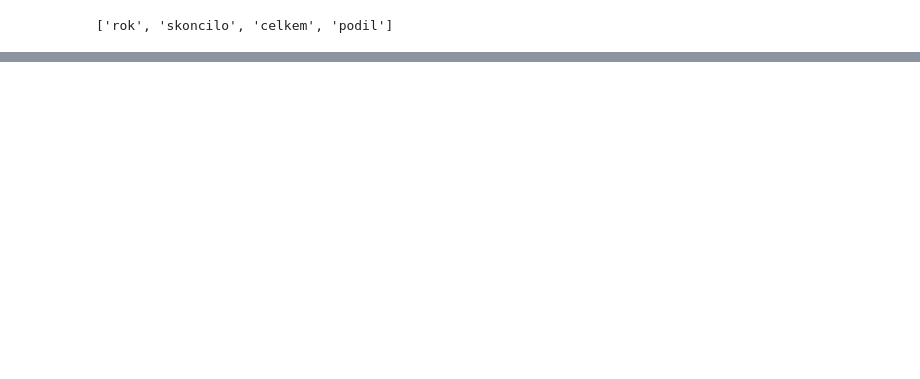
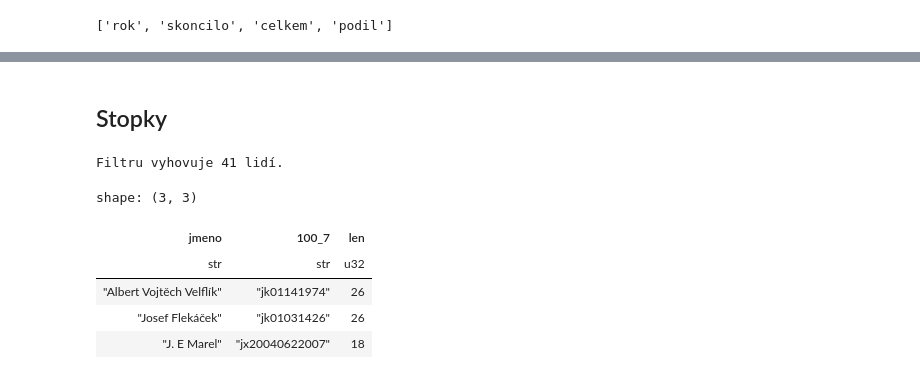
Before and after one commit to DataRozhlas/knizni-peoplemetr, a Jupyter notebook: 905b_odmlky_grafy.ipynb, the cells around one changed output, grey strips where cells are left out. Saved outputs shown, nothing was run; the diff lists cells and outputs as text; code cells hidden in the pictures; blank space fills up the shorter version.

```diff
--- a/905b_odmlky_grafy.ipynb
+++ b/905b_odmlky_grafy.ipynb
@@ -206,2 +174,25 @@ alt.vconcat(norm_dom, norm_zahr).configure_view(stroke='transparent').resolve_sc
 # %% [output]
 [interactive output not drawn]
+# %% [markdown]
+## Stopky
+# %%
+nechceme = ['jn19990210621']
+df = df.filter(~pl.col('100_7').is_in(nechceme))
+# %%
+def nevysli_po(rok, obdobi, nasobek):
+    vysli_pred = df.filter(pl.col("rok").is_between(rok-obdobi,rok)).group_by('100_7').len().filter(pl.col('len') > 3).select(pl.col("100_7")).to_series().to_list()
+    vysli_po = set(df.filter(pl.col("rok") > rok).select(pl.col("100_7")).to_series().to_list())
+    ukonceni = [v for v in vysli_pred if v not in vysli_po]
+    print(f"Filtru vyhovuje {len(ukonceni)} lidí.")
+    return df.filter(pl.col("100_7").is_in(ukonceni)).filter(pl.col("rok").is_between(rok-(obdobi * nasobek),rok)).group_by(["jmeno","100_7"]).len().sort(by="len",descending=True).head(100)
+# %%
+osmnact = nevysli_po(1918, 4, 10).head(3)
+osmnact
+# %% [output]
+Filtru vyhovuje 41 lidí.
+shape: (3, 3)
+| jmeno | 100_7 | len |
+| str | str | u32 |
+| "Albert Vojtěch Velflík" | "jk01141974" | 26 |
+| "Josef Flekáček" | "jk01031426" | 26 |
+| "J. E Marel" | "jx20040622007" | 18 |
```
Also changed, not shown: parts of 16 cells of this notebook, 1 other file.
